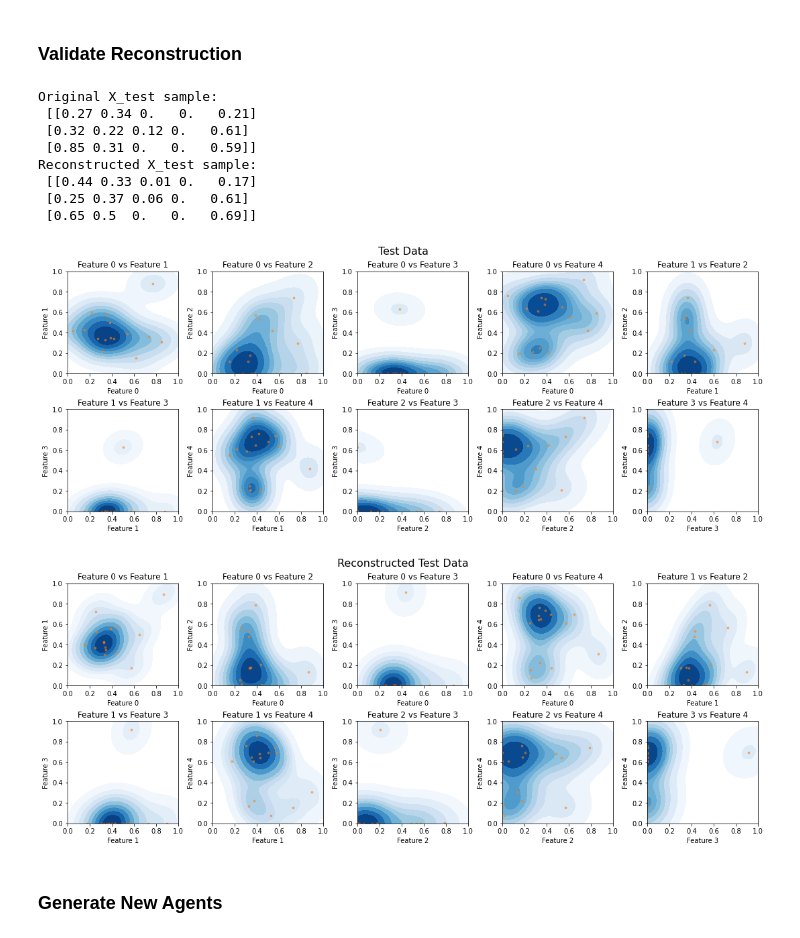
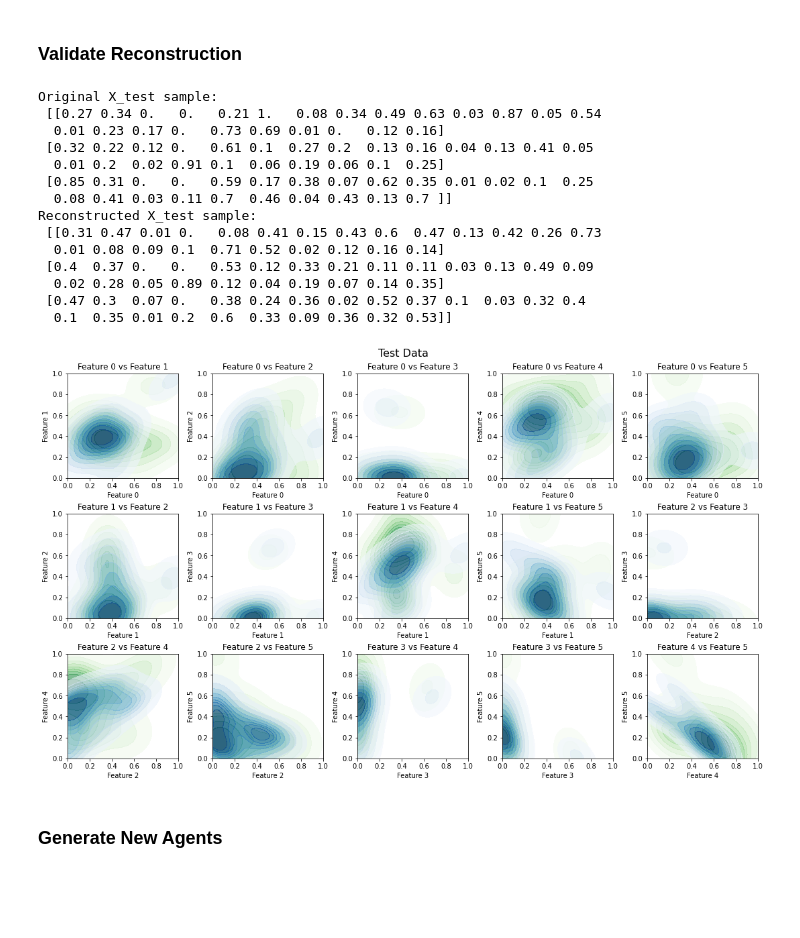
Before and after one commit to espinetandreu/SocialNetworkX, a Jupyter notebook: VariationalAutoencoder.ipynb, the cells around one changed output. Saved outputs shown, nothing was run; the diff lists cells and outputs as text; code cells hidden in the pictures; blank space fills up the shorter version.

```diff
--- a/VariationalAutoencoder.ipynb
+++ b/VariationalAutoencoder.ipynb
@@ -218,9 +235,9 @@ class LossHistory(Callback):
         self.reconstruction_loss.append(logs['reconstruction_loss'])
         self.total_loss.append(logs['loss'])
 # %%
-def plot_prob_distr(data, title):
+def plot_prob_distr(title, data1, data2):
     # Get all pairwise combinations of columns
-    combinations = np.array(list(itertools.combinations(range(data.shape[1]), 2)))
+    combinations = np.array(list(itertools.combinations(range(data1.shape[1]), 2)))
     num_combinations = len(combinations)
     max_plots_per_row = 5
 
@@ -243,13 +260,22 @@ def plot_prob_distr(data, title):
     for i, comb in enumerate(combinations):
         ax = axes[i]  # Select the appropriate subplot
         sns.kdeplot(
-            x=data[:, comb[0]],
-            y=data[:, comb[1]],
+            x=data1[:, comb[0]],
+            y=data1[:, comb[1]],
+            cmap="Greens",
+            fill=True,
+            ax=ax,
+            alpha=0.6
+        )
+        sns.kdeplot(
+            x=data2[:, comb[0]],
+            y=data2[:, comb[1]],
             cmap="Blues",
             fill=True,
-            ax=ax
+            ax=ax,
+            alpha=0.6
         )
-        ax.scatter(data[:, comb[0]], data[:, comb[1]], alpha=0.5, s=8)
+        #ax.scatter(data[:, comb[0]], data[:, comb[1]], alpha=0.5, s=8)
         ax.set_xlabel(f'Feature {comb[0]}')
         ax.set_ylabel(f'Feature {comb[1]}')
         ax.set_xlim(0, 1)
@@ -270,9 +296,7 @@ Note that the data are vectors. Each agent will be described by a single vector
 - [frequency_of_posting, probability of engagement, topic_preference_music, topic_preference_sports]
 - [0.5, 0.2, 0.7, 0.3]
 # %%
-input_dim = 5
-latent_dim = 2
-
+input_dim = 24
 data = np.genfromtxt('users_summary.csv', delimiter=',', skip_header=1, usecols=range(1, input_dim+1))#, usecols=[1,2,5]
 
 # Add a small constant to handle zeros
@@ -290,7 +314,11 @@ Test data shape: (15, 5)
 # %%
 %%capture
-vae = VAE(input_dim, latent_dim, 0.98)
-vae.compile(optimizer=keras.optimizers.Adam(learning_rate=0.01))
+latent_dim = 5
+reconstruction_param = 0.95
+learning_rate=0.01
+
+vae = VAE(input_dim, latent_dim, reconstruction_param)
+vae.compile(optimizer=keras.optimizers.Adam(learning_rate=learning_rate))
 loss_history = LossHistory()
 vae.fit(X_train, epochs=1000, batch_size=128, callbacks=[loss_history])
 # %%
@@ -308,28 +336,35 @@ plt.show()
 # %%
 # Validate on X_test
 # Get the mean and log variance from the encoder
 z_mean, z_log_var = vae.encoder(X_test)
 # Sample z from the mean and log variance
 z_sample = vae.sampling((z_mean, z_log_var))
 # Decode the latent vector to get the reconstructed data
 X_test_reconstructed = vae.decoder(z_sample)
 
 # Display original and reconstructed samples for comparison
 print("Original X_test sample:\n", X_test[:3])
 print("Reconstructed X_test sample:\n", np.round(X_test_reconstructed[:3].numpy(), 2))
-plot_prob_distr(X_test, "Test Data")
-plot_prob_distr(X_test_reconstructed, "Reconstructed Test Data")
+
+X_test_subset = X_test[:, :6]
+X_test_reconstructed_subset = X_test_reconstructed[:, :6]
+plot_prob_distr("Test Data", X_test_subset, X_test_reconstructed_subset)
 # %% [output]
 Original X_test sample:
- [[0.27 0.34 0.   0.   0.21]
- [0.32 0.22 0.12 0.   0.61]
- [0.85 0.31 0.   0.   0.59]]
+ [[0.27 0.34 0.   0.   0.21 1.   0.08 0.34 0.49 0.63 0.03 0.87 0.05 0.54
+  0.01 0.23 0.17 0.   0.73 0.69 0.01 0.   0.12 0.16]
+ [0.32 0.22 0.12 0.   0.61 0.1  0.27 0.2  0.13 0.16 0.04 0.13 0.41 0.05
+  0.01 0.2  0.02 0.91 0.1  0.06 0.19 0.06 0.1  0.25]
+ [0.85 0.31 0.   0.   0.59 0.17 0.38 0.07 0.62 0.35 0.01 0.02 0.1  0.25
+  0.08 0.41 0.03 0.11 0.7  0.46 0.04 0.43 0.13 0.7 ]]
 Reconstructed X_test sample:
- [[0.44 0.33 0.01 0.   0.17]
- [0.25 0.37 0.06 0.   0.61]
- [0.65 0.5  0.   0.   0.69]]
+ [[0.31 0.47 0.01 0.   0.08 0.41 0.15 0.43 0.6  0.47 0.13 0.42 0.26 0.73
+  0.01 0.08 0.09 0.1  0.71 0.52 0.02 0.12 0.16 0.14]
+ [0.4  0.37 0.   0.   0.53 0.12 0.33 0.21 0.11 0.11 0.03 0.13 0.49 0.09
+  0.02 0.28 0.05 0.89 0.12 0.04 0.19 0.07 0.14 0.35]
+ [0.47 0.3  0.07 0.   0.38 0.24 0.36 0.02 0.52 0.37 0.1  0.03 0.32 0.4
+  0.1  0.35 0.01 0.2  0.6  0.33 0.09 0.36 0.32 0.53]]
-[figure, old version]
+[figure, new version]
-[figure, removed]
 # %% [markdown]
 ### Generate New Agents
 # %%
```
Also changed, not shown: parts of 12 cells of this notebook.
